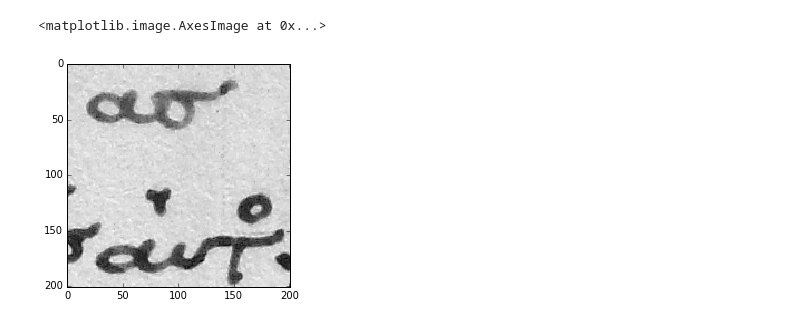
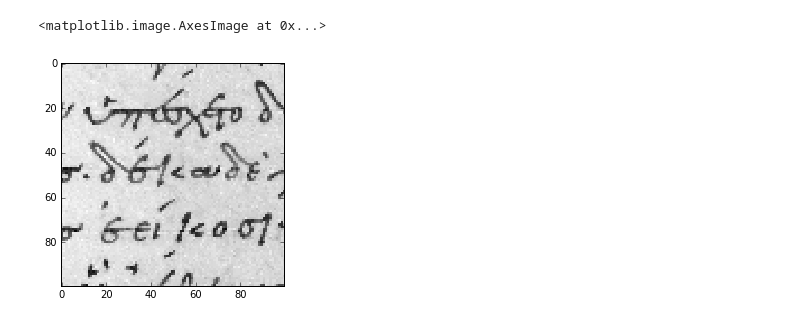
Before and after one commit to fmcc/mss_layout_analysis, a Jupyter notebook: Untitled.ipynb, the cells around one changed output. Drawn from its saved outputs; the diff is of its cells as text; code cells hidden in the pictures.

```diff
--- a/Untitled.ipynb
+++ b/Untitled.ipynb
@@ -7,10 +10,14 @@ import numpy as np
 # %%
-win_size = 201
-s_c = 3000
+win_size = 100
+s_c = 400
 # %%
 img = misc.imread("/home/finlay/HMT/original_images/VenetusA/VA117RN-0118.jpg", flatten=True)
+scaler = img_scaler((0.2,0.2))
+img = scaler(img)[0]
+
 img = img[s_c:s_c+win_size,s_c:s_c+win_size]
+
 plt.imshow(img, cmap='gray', interpolation='nearest')
 # %% [output]
 <matplotlib.image.AxesImage at 0x...>
-[figure, old version]
+[figure, new version]
```
Also changed, not shown: parts of 16 cells of this notebook, 4 other files.
